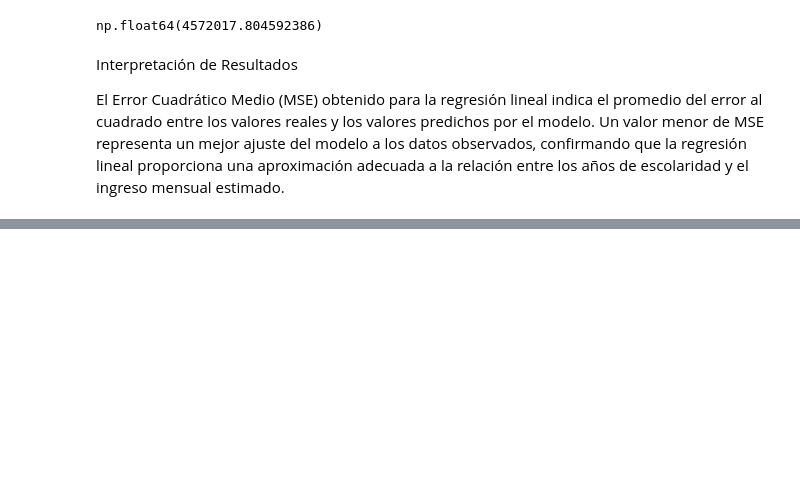
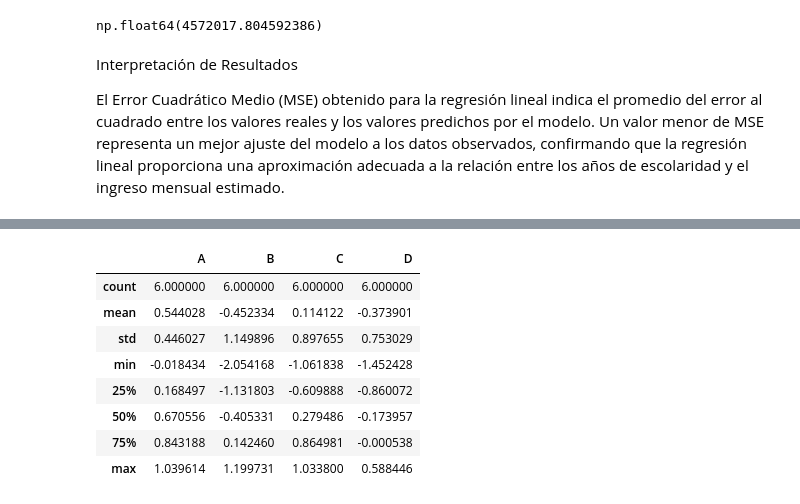
Before and after one commit to m00n07/mineria_de_datos, a Jupyter notebook: Mineria_de_datos.ipynb, the cells around one changed output, grey strips where cells are left out. Saved outputs shown, nothing was run; the diff lists cells and outputs as text; code cells hidden in the pictures; blank space fills up the shorter version.

```diff
--- a/Mineria_de_datos.ipynb
+++ b/Mineria_de_datos.ipynb
@@ -1097,0 +1117,4 @@ El Error Cuadrático Medio (MSE) obtenido para la regresión lineal indica el pr
+# %%
+dates = pd.date_range("20130101", periods=6)
+dates
+# en la freq=D es frecuencia de días
@@ -1097,0 +1125,6 @@ El Error Cuadrático Medio (MSE) obtenido para la regresión lineal indica el pr
+# %%
+df = pd.DataFrame(np.random.randn(6, 4), index=dates, columns=list("ABCD"))
+# df = pd.DataFrame(np.random.randn(6, 4), index=dates, columns=["c1", "c2", "c3", "c4"])
+# esta version es que podemos poner cualquier nombre a las columnas  con lo de "c1"..."cn"
+
+df
@@ -1097,0 +1239,15 @@ El Error Cuadrático Medio (MSE) obtenido para la regresión lineal indica el pr
+# %%
+df.describe()
+# el persentil 25 es que esta entre el 0 al 25
+# el persentil 50 es que esta entre el 0 al 50
+# el persentil 75 es que esta entre el 0 al 75
+# %% [output]
+|  | A | B | C | D |
+| count | 6.000000 | 6.000000 | 6.000000 | 6.000000 |
+| mean | 0.544028 | -0.452334 | 0.114122 | -0.373901 |
+| std | 0.446027 | 1.149896 | 0.897655 | 0.753029 |
+| min | -0.018434 | -2.054168 | -1.061838 | -1.452428 |
+| 25% | 0.168497 | -1.131803 | -0.609888 | -0.860072 |
+| 50% | 0.670556 | -0.405331 | 0.279486 | -0.173957 |
+| 75% | 0.843188 | 0.142460 | 0.864981 | -0.000538 |
+| max | 1.039614 | 1.199731 | 1.033800 | 0.588446 |
```
Also changed, not shown: parts of 23 cells of this notebook.
